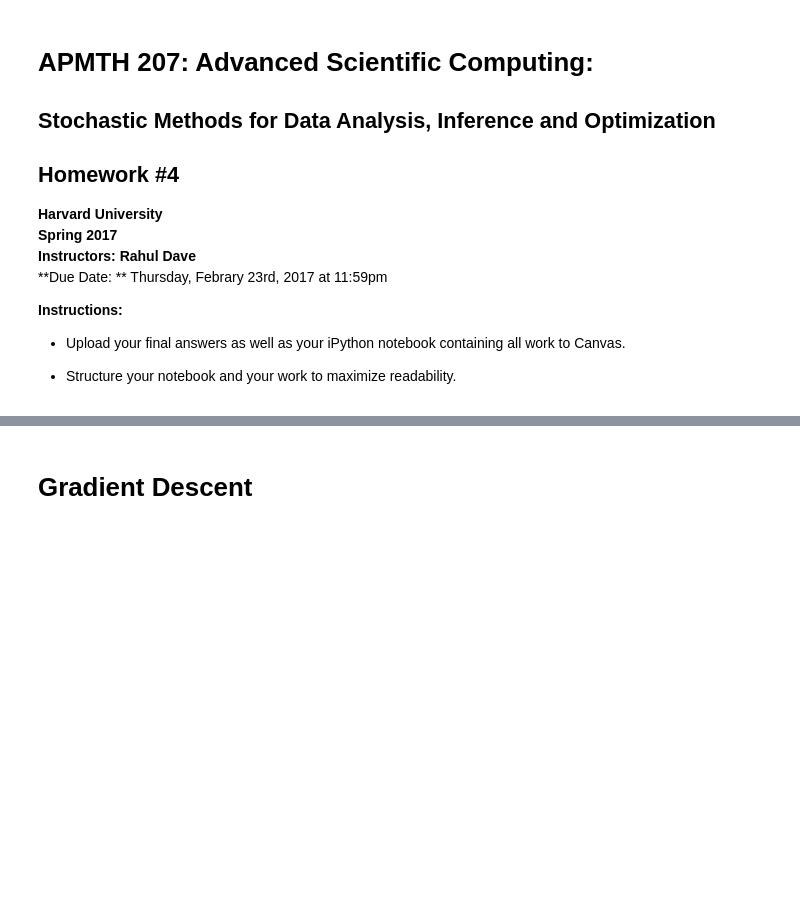
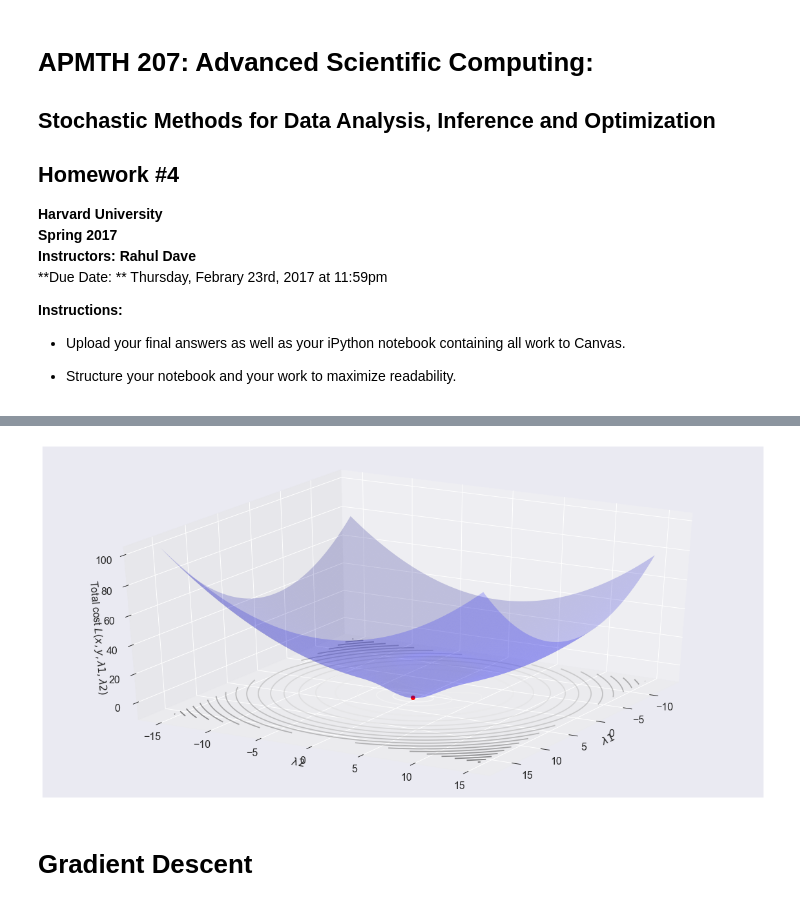
Before and after one commit to nikhilaravi/am207, a Jupyter notebook: AM207_HW4.ipynb, the cells around one changed output, grey strips where cells are left out. Saved outputs shown, nothing was run; the diff lists cells and outputs as text; code cells hidden in the pictures; blank space fills up the shorter version.

```diff
--- a/AM207_HW4.ipynb
+++ b/AM207_HW4.ipynb
@@ -70,0 +101,4 @@ def fprime_lmd2(X, Y, lmd1, lmd2):
+# %%
+ax1 = plot_cost()
+# %% [output]
+[figure, added]
```
Also changed, not shown: parts of 27 cells of this notebook, 2 other files.
